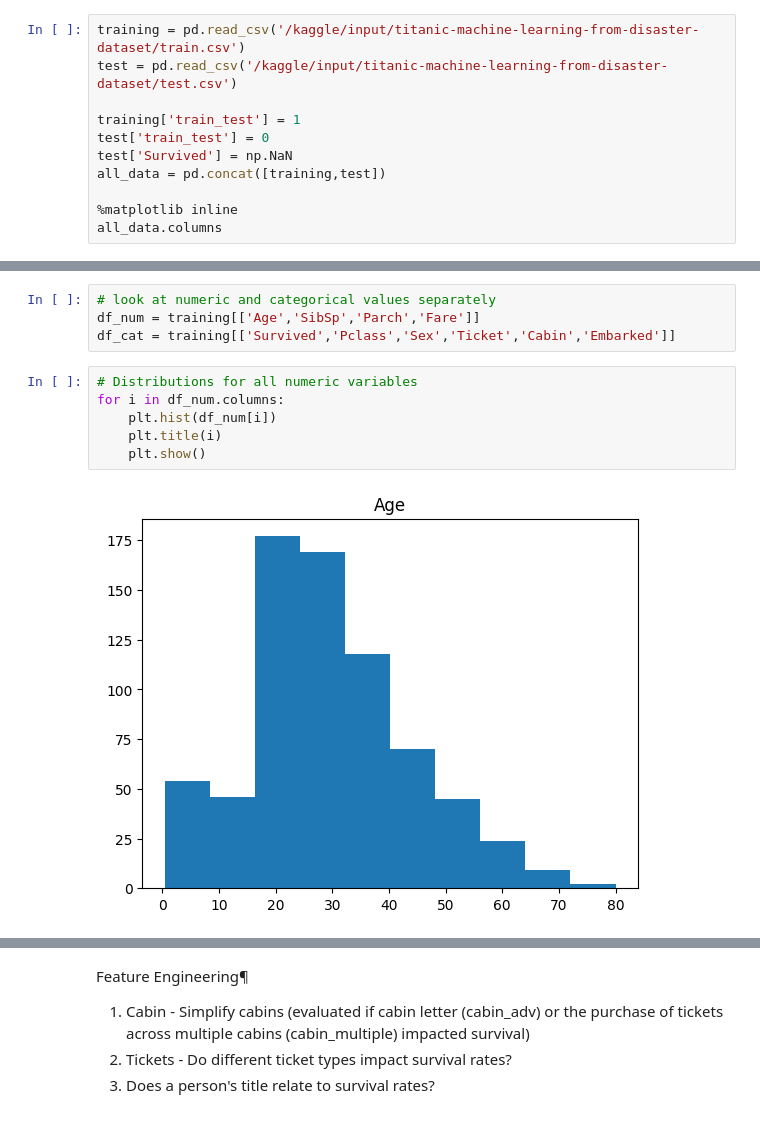
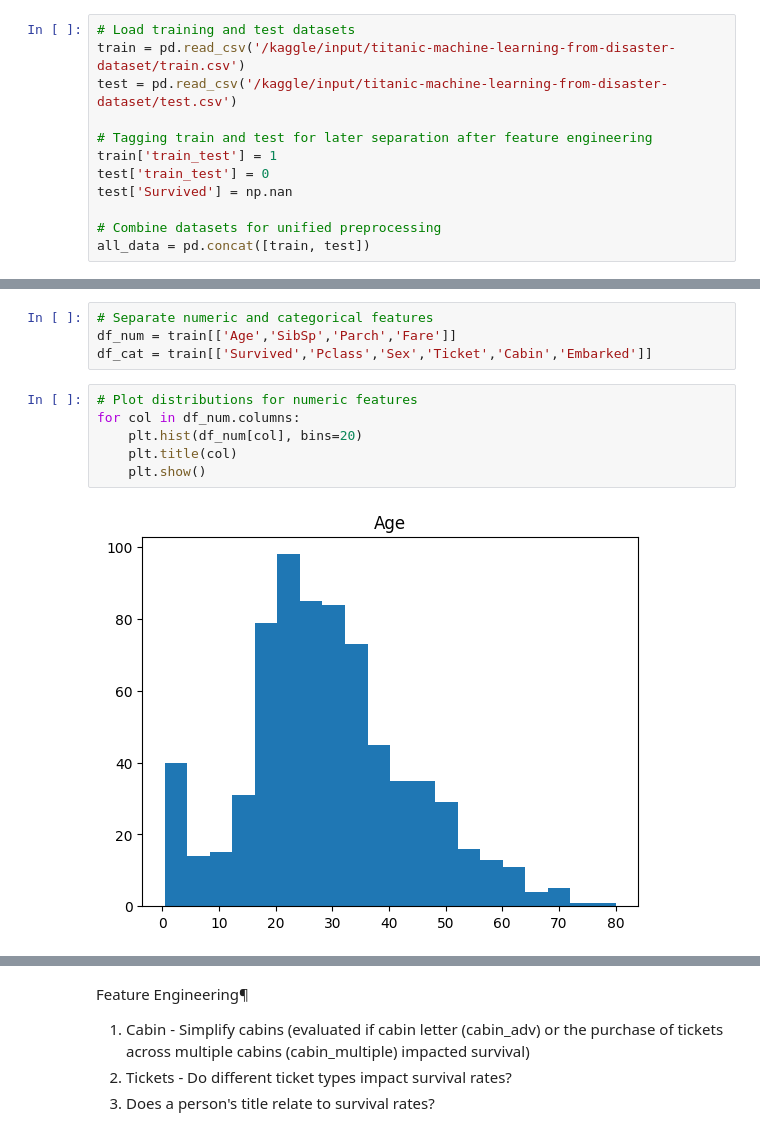
Before and after one commit to jordynojeda/Kaggle-Competitions, a Jupyter notebook: titanic-machine-learning-from-disaster.ipynb, the cells around one changed output, grey strips where cells are left out. Saved outputs shown, nothing was run; the diff lists cells and outputs as text.

Commit message:
Kaggle Notebook | Titanic - Machine Learning from Disaster | Version 5

```diff
--- a/titanic-machine-learning-from-disaster.ipynb
+++ b/titanic-machine-learning-from-disaster.ipynb
@@ -25,11 +25,12 @@ for dirname, _, filenames in os.walk('/kaggle/input'):
 # %%
-training = pd.read_csv('/kaggle/input/titanic-machine-learning-from-disaster-dataset/train.csv')
+# Load training and test datasets
+train = pd.read_csv('/kaggle/input/titanic-machine-learning-from-disaster-dataset/train.csv')
 test = pd.read_csv('/kaggle/input/titanic-machine-learning-from-disaster-dataset/test.csv')
 
-training['train_test'] = 1
+# Tagging train and test for later separation after feature engineering
+train['train_test'] = 1
 test['train_test'] = 0
-test['Survived'] = np.NaN
-all_data = pd.concat([training,test])
+test['Survived'] = np.nan
 
-%matplotlib inline
-all_data.columns
+# Combine datasets for unified preprocessing
+all_data = pd.concat([train, test])
@@ -94,14 +91,14 @@ Index(['PassengerId', 'Survived', 'Pclass', 'Age', 'SibSp', 'Parch', 'Fare',
        'train_test'],
       dtype='object')
 # %%
-# look at numeric and categorical values separately
-df_num = training[['Age','SibSp','Parch','Fare']]
-df_cat = training[['Survived','Pclass','Sex','Ticket','Cabin','Embarked']]
+# Separate numeric and categorical features
+df_num = train[['Age','SibSp','Parch','Fare']]
+df_cat = train[['Survived','Pclass','Sex','Ticket','Cabin','Embarked']]
 # %%
-# Distributions for all numeric variables
-for i in df_num.columns:
-    plt.hist(df_num[i])
-    plt.title(i)
+# Plot distributions for numeric features
+for col in df_num.columns:
+    plt.hist(df_num[col], bins=20)
+    plt.title(col)
     plt.show()
 # %% [output]
-[figure, old version]
+[figure, new version]
```
Also changed, not shown: parts of 112 cells of this notebook.
